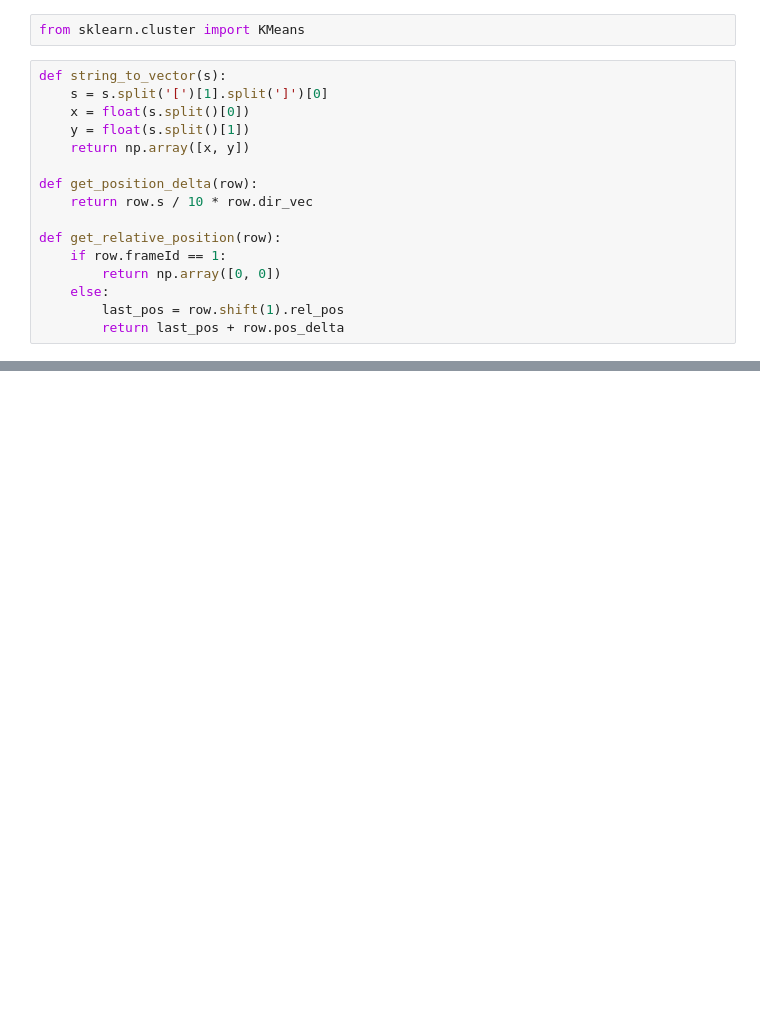
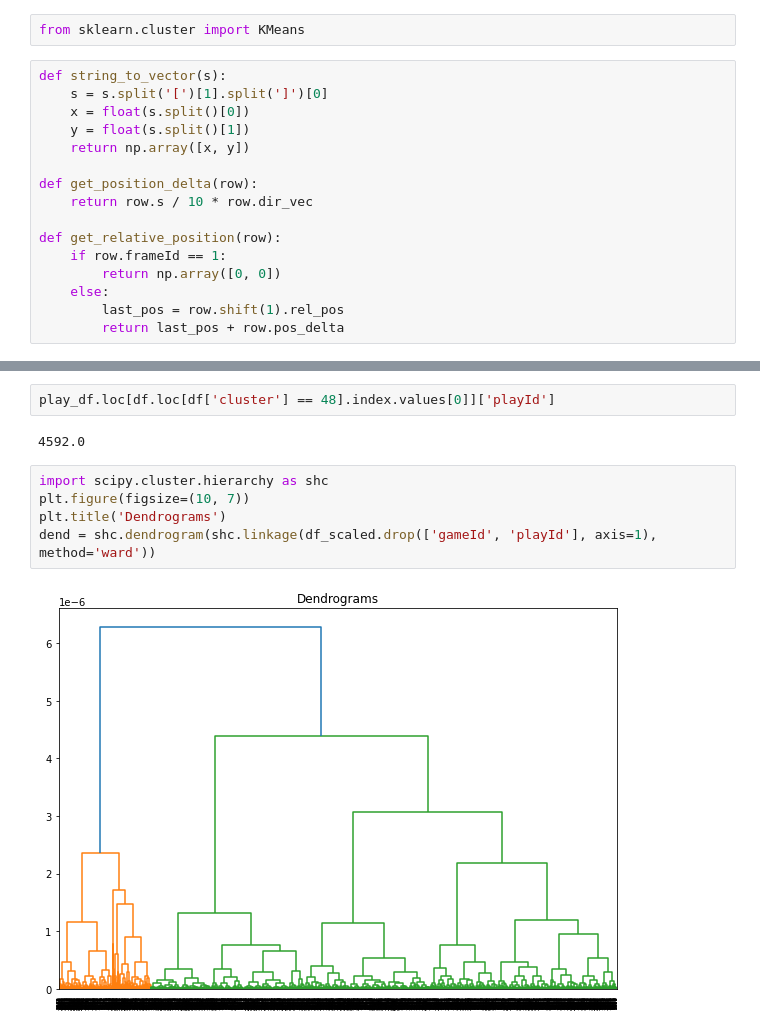
Before and after one commit to sskett/cosc301, a Jupyter notebook: testing.ipynb, the cells around one changed output, grey strips where cells are left out. Cells and saved outputs as stored; diff of their text form; blank space fills up the shorter version.

```diff
--- a/testing.ipynb
+++ b/testing.ipynb
@@ -110,0 +195,11 @@ Name: 235, dtype: object
+# %%
+play_df.loc[df.loc[df['cluster'] == 48].index.values[0]]['playId']
+# %% [output]
+4592.0
+# %%
+import scipy.cluster.hierarchy as shc
+plt.figure(figsize=(10, 7))
+plt.title('Dendrograms')
+dend = shc.dendrogram(shc.linkage(df_scaled.drop(['gameId', 'playId'], axis=1), method='ward'))
+# %% [output]
+[figure, added]
```
Also changed, not shown: parts of 28 cells of this notebook, 5 other files.
